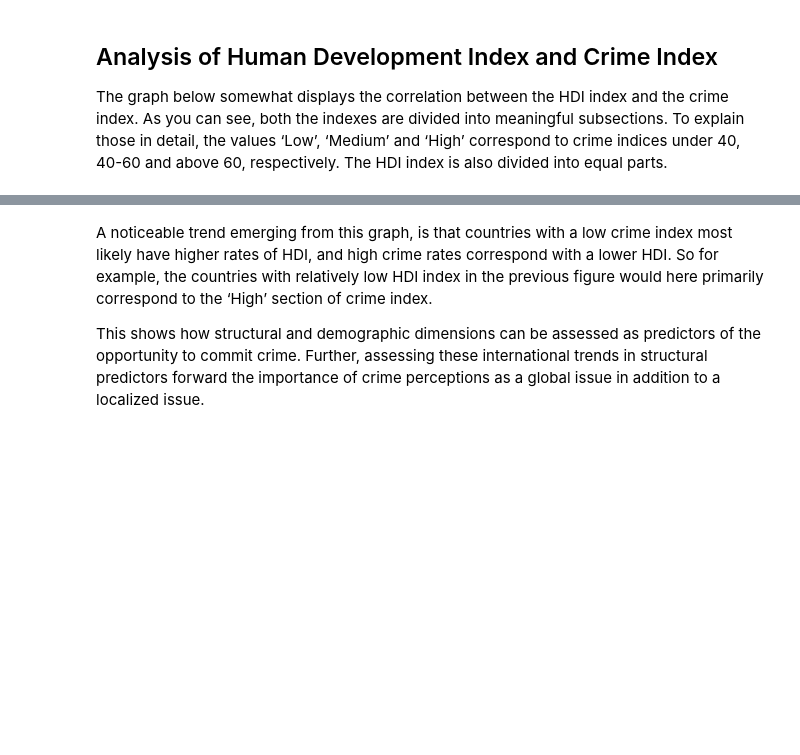
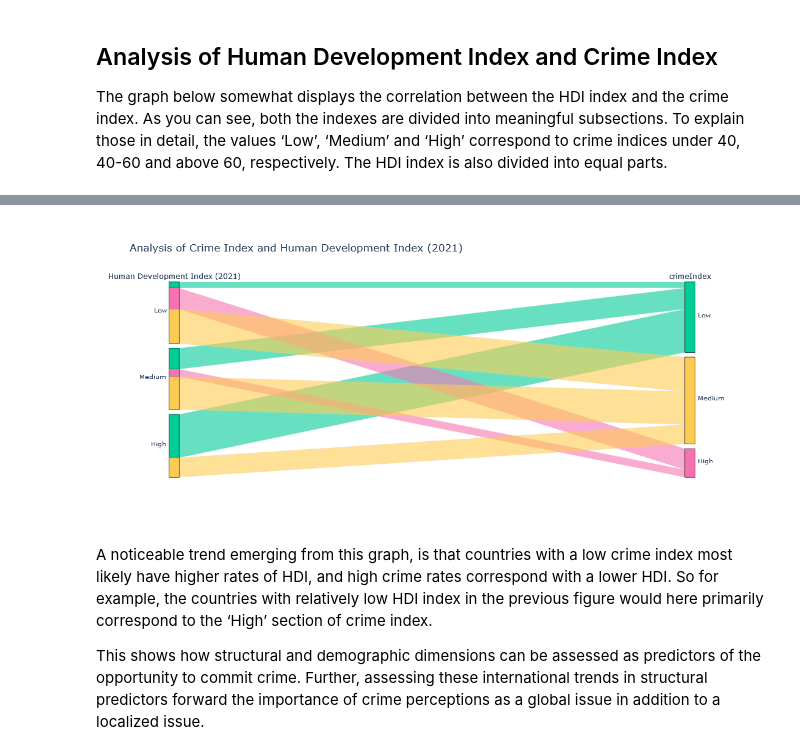
Before and after one commit to dejessias/Surveillance-Crime, a Jupyter notebook: _sources/docs/Perspective 2.ipynb, the cells around one changed output, grey strips where cells are left out. Cells and saved outputs as stored; diff of their text form; code cells hidden in the pictures; blank space fills up the shorter version.

```diff
--- a/_sources/docs/Perspective 2.ipynb
+++ b/_sources/docs/Perspective 2.ipynb
@@ -159,44 +48,5 @@ fig.show()
 
 The graph below somewhat displays the correlation between the HDI index and the crime index. As you can see, both the indexes are divided into meaningful subsections. To explain those in detail, the values ‘Low’, ‘Medium’ and ‘High’ correspond to crime indices under 40, 40-60 and above 60, respectively. The HDI index is also divided into equal parts.
 # %%
-df_development = pd.read_csv('datasets/Human Development Index.csv')
-df_world = pd.read_csv('datasets/crime-rate-by-country-2023.csv')
-
-color_map = {'Low': '#00cc96', 'Medium': '#fecb52', 'High': '#f673b0'}
-
-# Filter and rename columns
-df_development_filtered = df_development[['Country', 'HDI Rank (2021)', 'Human Development Index (2021)', 'Inequality in income (2021)']]
-df_development_filtered = df_development_filtered.rename(columns={'Country': 'country'})
-
-# Merge dataframes
-hdi_df = df_development_filtered[['country', 'Human Development Index (2021)']]
-merged_hdi_df = pd.merge(df_world, hdi_df, on='country', how='inner')
-
-# Define bins and labels for crimeIndex and Human Development Index (2021)
-bins_crime = [-float('inf'), 40, 60, float('inf')]
-labels_crime = ['Low', 'Medium', 'High']
-bins_hdi = [merged_hdi_df['Human Development Index (2021)'].min(),
-            merged_hdi_df['Human Development Index (2021)'].quantile(1/3),
-            merged_hdi_df['Human Development Index (2021)'].quantile(2/3),
-            merged_hdi_df['Human Development Index (2021)'].max()]
-labels_hdi = ['Low', 'Medium', 'High']
-
-# Apply binning
-merged_hdi_df['crimeIndex'], bins_cut_crime = pd.cut(merged_hdi_df['crimeIndex'], bins=bins_crime, labels=labels_crime, retbins=True)
-merged_hdi_df['Human Development Index (2021)'], bins_cut_hdi = pd.cut(merged_hdi_df['Human Development Index (2021)'], bins=bins_hdi, labels=labels_hdi, retbins=True)
-
-# Drop NaN values if any
-merged_hdi_df = merged_hdi_df.dropna(subset=['crimeIndex', 'Human Development Index (2021)'])
-
-# Create parallel categories plot
-parcat = go.Parcats(dimensions=[
-                    {'label': 'Human Development Index (2021)', 'values': merged_hdi_df['Human Development Index (2021)'], 'categoryorder': 'array', 'categoryarray': ['Low', 'Medium', 'High']},
-                    {'label': 'crimeIndex', 'values': merged_hdi_df['crimeIndex'], 'categoryorder': 'array', 'categoryarray': ['Low', 'Medium', 'High']}
-                    ],
-                    line=dict(color=merged_hdi_df['crimeIndex'].map(color_map)))
-
-gdi_figure = go.Figure(parcat)
-gdi_figure.update_layout(title='Analysis of Crime Index and Human Development Index (2021)',
-                        height = 500)
-gdi_figure.show()
+%run crime_hdi.ipynb
 # %% [output]
@@ -204,3 +53,4 @@ gdi_figure.show()
+[figure, added]
 # %% [markdown]
 A noticeable trend emerging from this graph, is that countries with a low crime index most likely have higher rates of HDI, and high crime rates correspond with a lower HDI. So for example, the countries with relatively low HDI index in the previous figure would here primarily correspond to the ‘High’ section of crime index.
 
```
Also changed, not shown: parts of 6 cells of this notebook, 34 other files.
